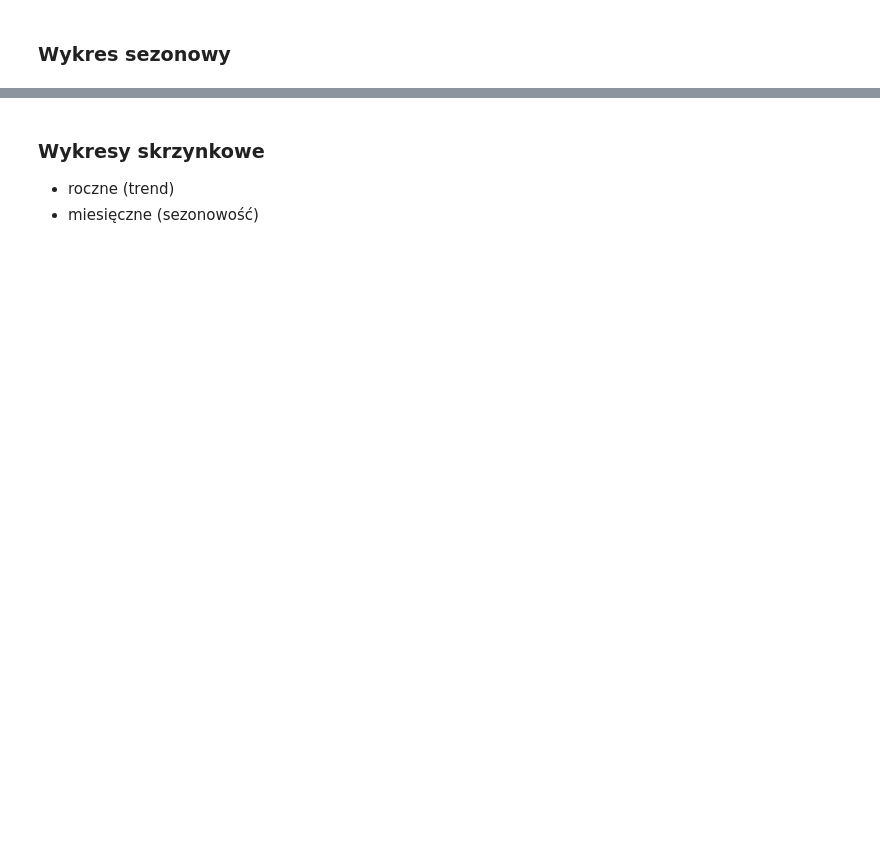
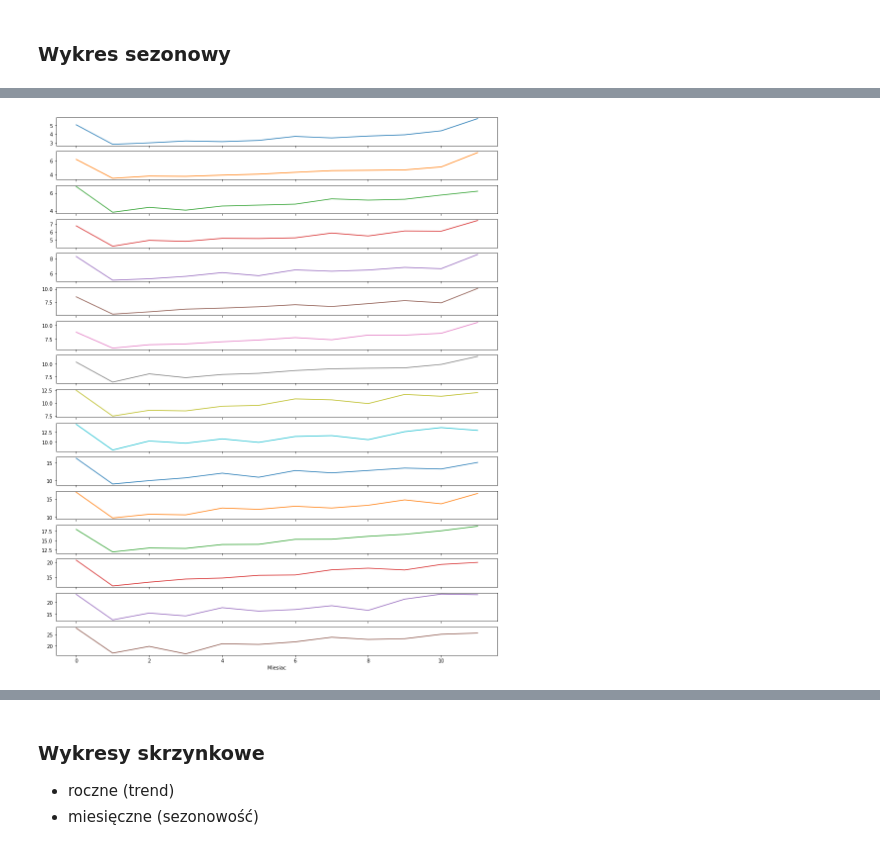
Before and after one commit to mdabrowski-phd/ds250223_regul, a Jupyter notebook: 03_szeregi_czasowe/01_wstep_do_szeregow_czasowych.ipynb, the cells around one changed output, grey strips where cells are left out. Drawn from its saved outputs; the diff is of its cells as text; code cells hidden in the pictures; blank space fills up the shorter version.

```diff
--- a/03_szeregi_czasowe/01_wstep_do_szeregow_czasowych.ipynb
+++ b/03_szeregi_czasowe/01_wstep_do_szeregow_czasowych.ipynb
@@ -59,2 +139,7 @@ Wczytaj dane `a10.csv` opisujący miesięczną sprzedaż leków przeciwcukrzycow
 # %%
-# years.plot(subplots = True,legend = False,figsize = (16,20))
+years.plot(subplots=True, legend=False, figsize=(16, 20))
+plt.gca().set(xlabel='Miesiac')
+plt.show()
+#tutaj na oddzielnych wykresach
+# %% [output]
+[figure, added]
```
Also changed, not shown: parts of 45 cells of this notebook, 7 other files.
